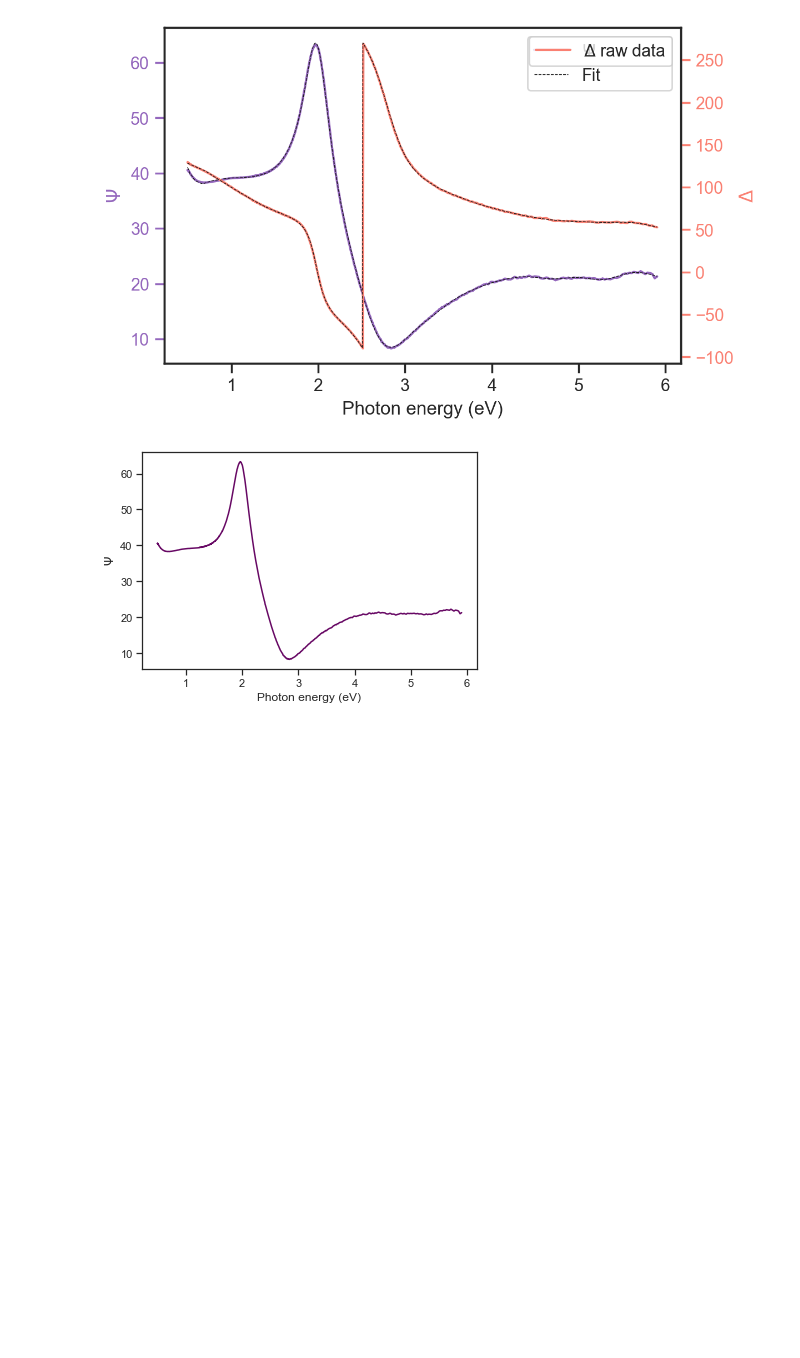
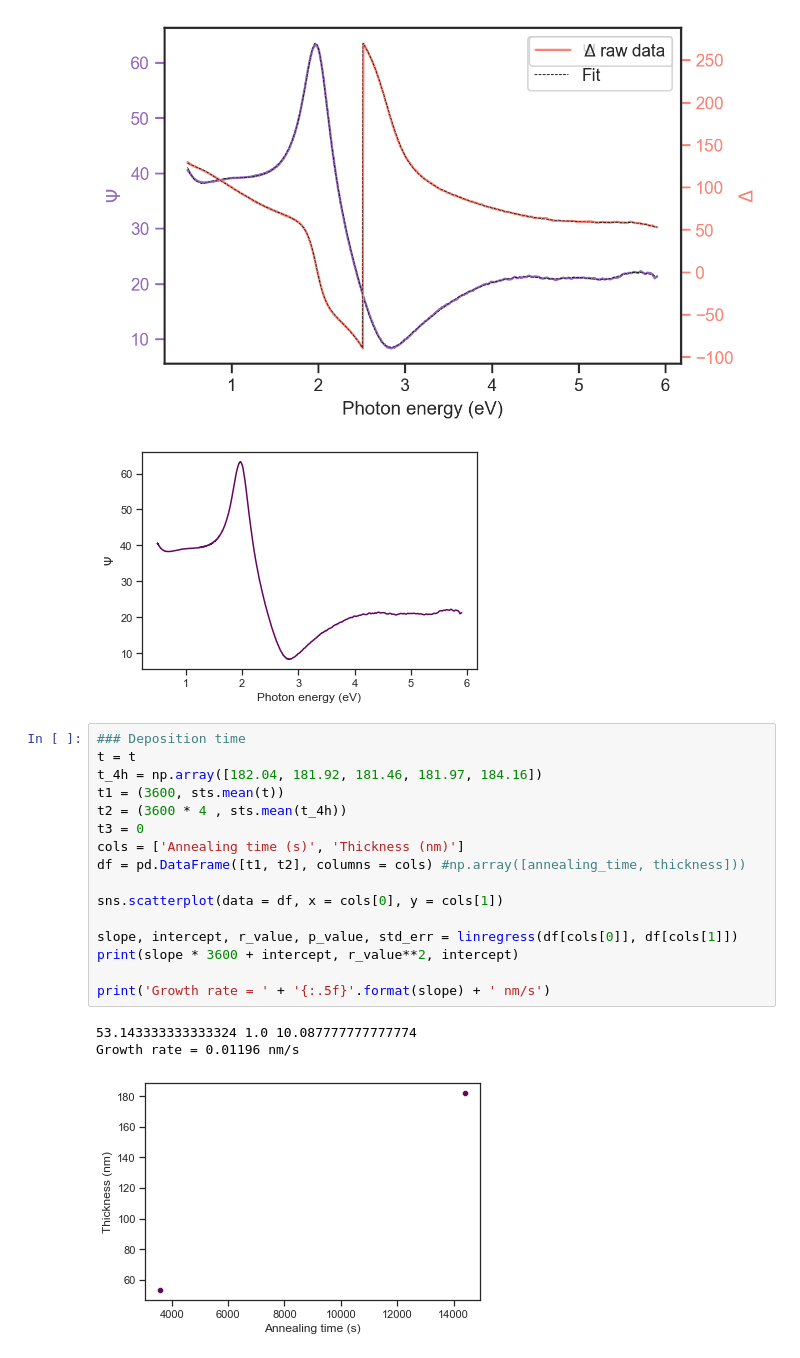
Before and after one commit to ridcil/Code, a Jupyter notebook: LSB_09_annealing_test.ipynb, the cells around one changed output. Cells and saved outputs as stored; diff of their text form; blank space fills up the shorter version.

```diff
--- a/LSB_09_annealing_test.ipynb
+++ b/LSB_09_annealing_test.ipynb
@@ -137,3 +140,23 @@ t_c = np.array([55.90, 56.24, 56.44])
 # %% [output]
 [figure]
 [figure]
+# %%
+### Deposition time
+t = t
+t_4h = np.array([182.04, 181.92, 181.46, 181.97, 184.16])
+t1 = (3600, sts.mean(t))
+t2 = (3600 * 4 , sts.mean(t_4h))
+t3 = 0
+cols = ['Annealing time (s)', 'Thickness (nm)']
+df = pd.DataFrame([t1, t2], columns = cols) #np.array([annealing_time, thickness]))
+
+sns.scatterplot(data = df, x = cols[0], y = cols[1])
+
+slope, intercept, r_value, p_value, std_err = linregress(df[cols[0]], df[cols[1]])
+print(slope * 3600 + intercept, r_value**2, intercept)
+
+print('Growth rate = ' + '{:.5f}'.format(slope) + ' nm/s')
+# %% [output]
+53.143333333333324 1.0 10.087777777777774
+Growth rate = 0.01196 nm/s
+[figure, added]
```
Also changed, not shown: parts of 2 cells of this notebook, 1 other file.
